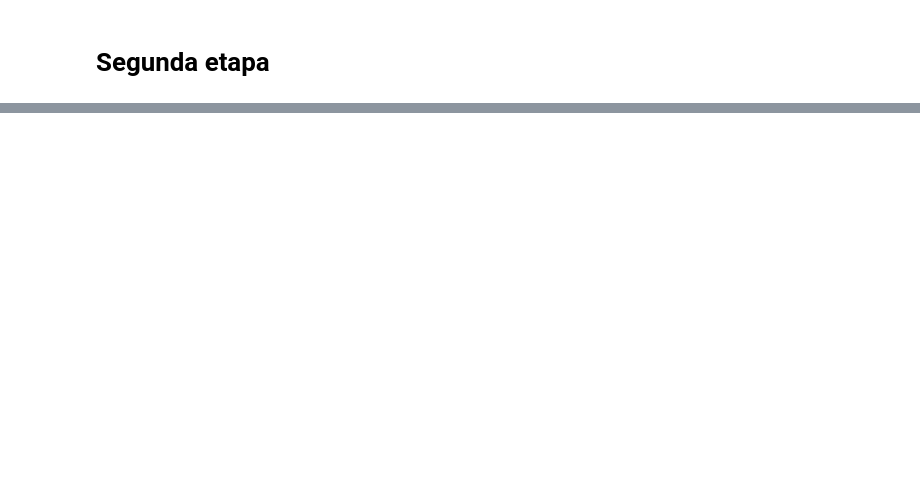
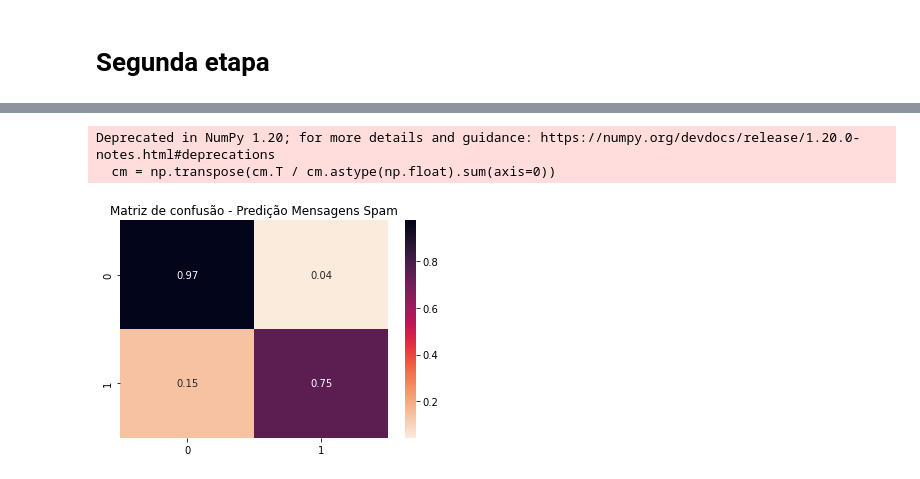
Before and after one commit to gomesfg/seniorlabs-challenge-data-science, a Jupyter notebook: Desafio_DS_Senior_Felipe_Gomes.ipynb, the cells around one changed output, grey strips where cells are left out. Cells and saved outputs as stored; diff of their text form; code cells hidden in the pictures; blank space fills up the shorter version.

```diff
--- a/Desafio_DS_Senior_Felipe_Gomes.ipynb
+++ b/Desafio_DS_Senior_Felipe_Gomes.ipynb
@@ -294,0 +620,12 @@ df.set_index('Date').groupby('Month_Description')['Full_Text'].agg(['idxmax', 'm
+# %%
+# normalizando a matriz de confusão para visualizar o resultado da precisão
+cm = confusion_matrix(ground_truth, predicted)
+cm = np.transpose(cm.T / cm.astype(np.float).sum(axis=0))
+
+plt.title('Matriz de confusão - Predição Mensagens Spam')
+sns.heatmap(cm, annot=True, fmt='.2f', cmap='rocket_r')
+plt.show()
+# %% [output]
+Deprecated in NumPy 1.20; for more details and guidance: https://numpy.org/devdocs/release/1.20.0-notes.html#deprecations
+  cm = np.transpose(cm.T / cm.astype(np.float).sum(axis=0))
+[figure, added]
```
Also changed, not shown: parts of 23 cells of this notebook, 3 other files.
